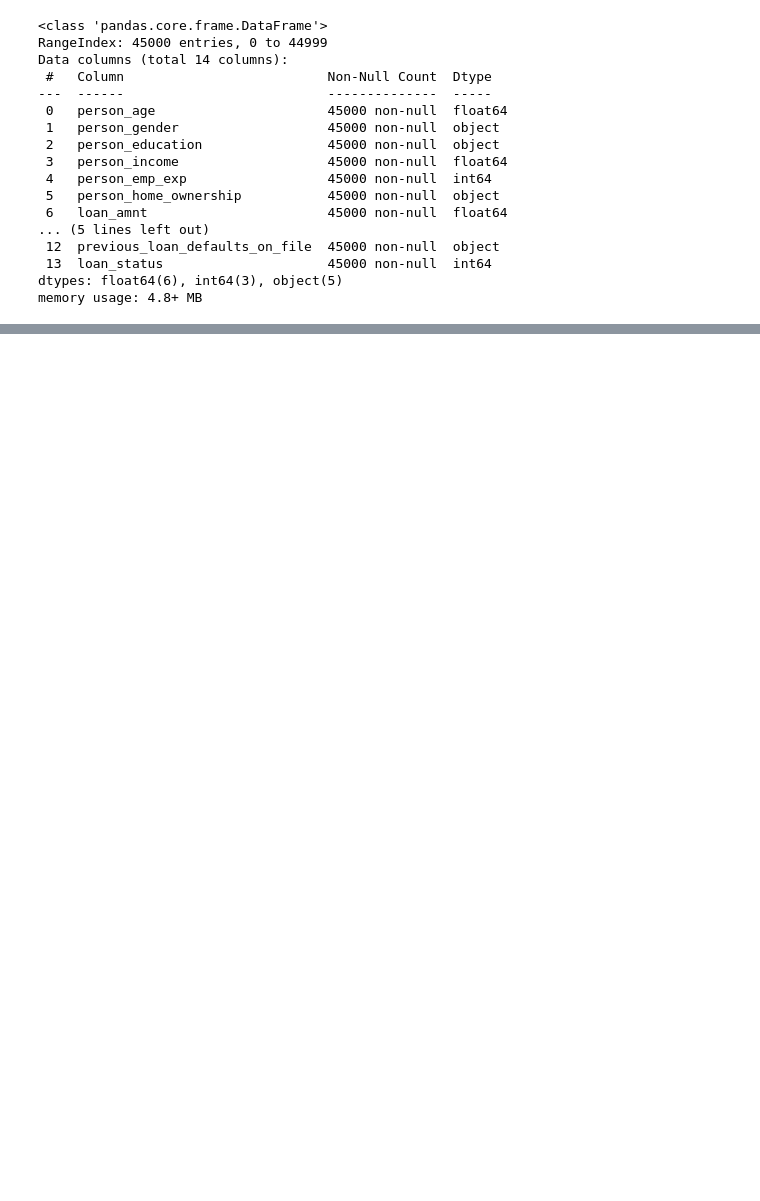
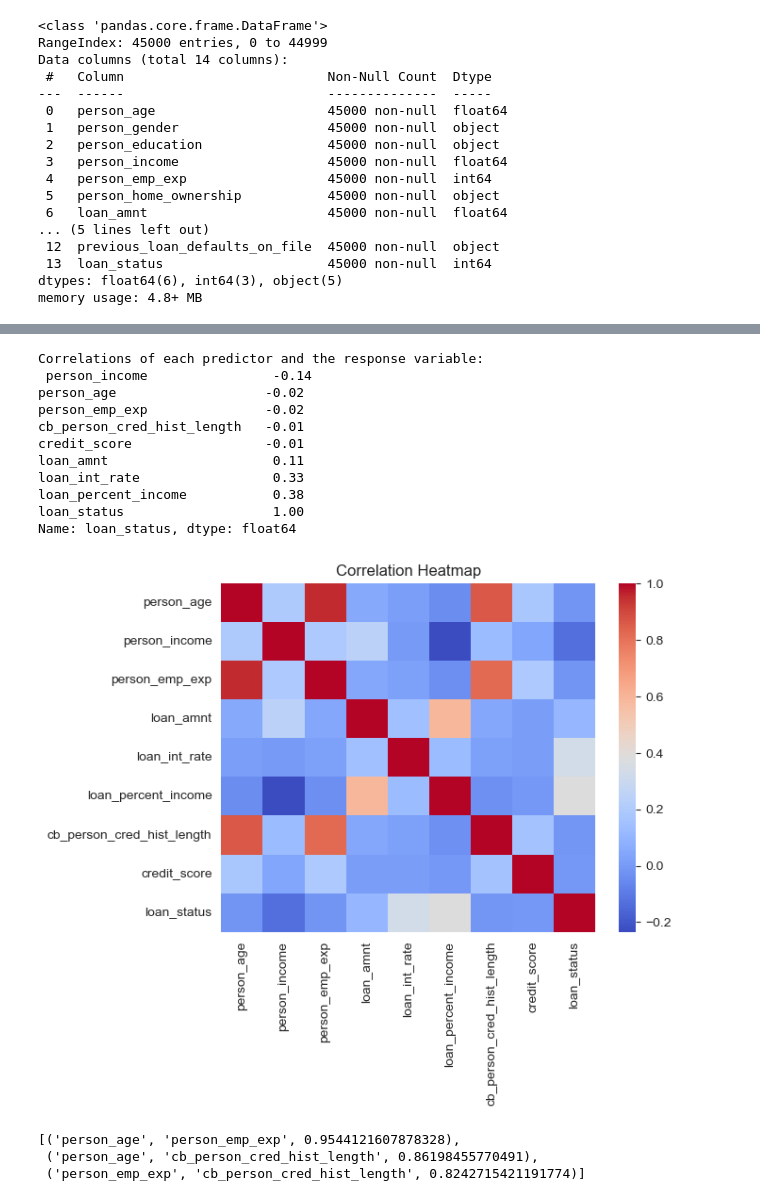
Before and after one commit to samstrc/AppliedML_FinalProj, a Jupyter notebook: loan_approval.ipynb, the cells around one changed output, grey strips where cells are left out. Saved outputs shown, nothing was run; the diff lists cells and outputs as text; code cells hidden in the pictures; blank space fills up the shorter version.

```diff
--- a/loan_approval.ipynb
+++ b/loan_approval.ipynb
@@ -47,0 +255,38 @@ df.head(20)
+# %%
+sns.heatmap(df_numeric.corr(), cmap="coolwarm")
+plt.title("Correlation Heatmap")
+print("Correlations of each predictor and the response variable:\n", df_numeric.corr()["loan_status"].sort_values())
+# %% [output]
+Correlations of each predictor and the response variable:
+ person_income                -0.14
+person_age                   -0.02
+person_emp_exp               -0.02
+cb_person_cred_hist_length   -0.01
+credit_score                 -0.01
+loan_amnt                     0.11
+loan_int_rate                 0.33
+loan_percent_income           0.38
+loan_status                   1.00
+Name: loan_status, dtype: float64
+[figure, added]
+# %%
+# Note high correlations for future investigation
+corr_matrix = df_numeric.corr().abs()
+
+# Select upper triangle of correlation matrix
+upper = corr_matrix.where(np.triu(np.ones(corr_matrix.shape), k=1).astype(bool))
+
+# Threshold
+threshold = 0.6
+
+# Find pairs above the threshold
+high_corr = [(col1, col2, upper.loc[col1, col2])
+             for col1 in upper.columns
+             for col2 in upper.columns
+             if upper.loc[col1, col2] > threshold]
+
+high_corr
+# %% [output]
+[('person_age', 'person_emp_exp', 0.9544121607878328),
+ ('person_age', 'cb_person_cred_hist_length', 0.86198455770491),
+ ('person_emp_exp', 'cb_person_cred_hist_length', 0.8242715421191774)]
```
Also changed, not shown: parts of 29 cells of this notebook, 2 other files.
